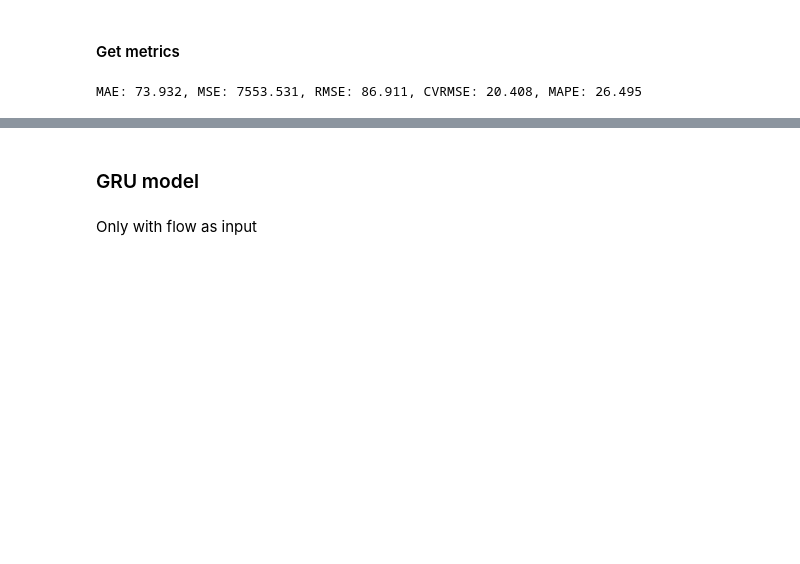
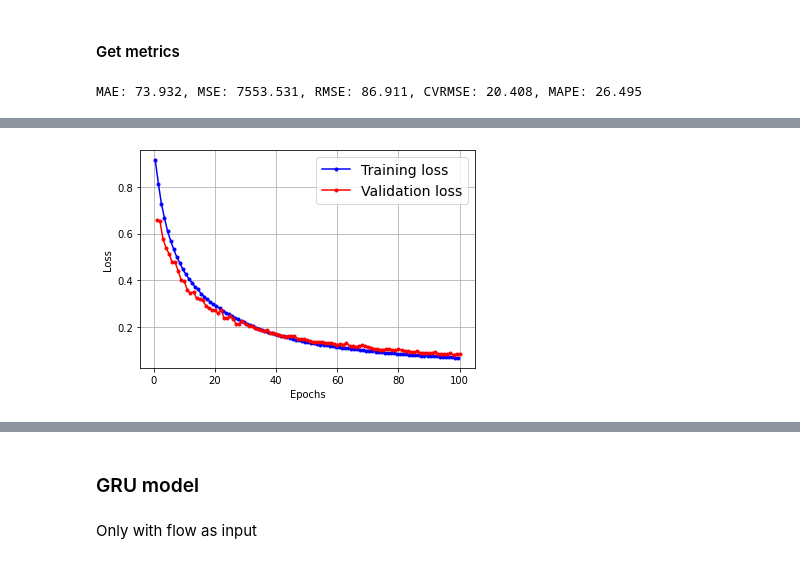
Before and after one commit to fterroso/mobility_murcia_umu_ucam, a Jupyter notebook: 06_prediction_with_DNN.ipynb, the cells around one changed output, grey strips where cells are left out. Drawn from its saved outputs; the diff is of its cells as text; code cells hidden in the pictures; blank space fills up the shorter version.

```diff
--- a/06_prediction_with_DNN.ipynb
+++ b/06_prediction_with_DNN.ipynb
@@ -60,0 +84,3 @@ mob_flows = read_clean_subflows_fn(target_criteria, target_time_period)
+# %%
+meteor = meteor.iloc[:,[0,6,8,11]]
+meteor
@@ -163,3 +224,8 @@ parking_scaled_df.head()
 | 2 | -0.718037 |
 | 3 | -0.338452 |
 | 4 | -0.639057 |
+# %%
+scaler_meteor =  StandardScaler()
+meteor_scaled =scaler_meteor.fit_transform(meteor.loc[target_days].values)
+meteor_scaled_df = pd.DataFrame(meteor_scaled)
+meteor_scaled_df.head()
@@ -347,0 +458,27 @@ MAE: 69.832, MSE: 7090.202, RMSE: 84.203, CVRMSE: 19.781, MAPE: 25.783
+# %%
+# Model with flows, parkings and meteorological data as inputs
+X_train, y_train, X_valid, y_valid = generate_train_test(parking_scaled_df, flow_scaled_df,
+                                                         meteor_scaled_df,
+                                                         12, T=1, fun = 3, nfeatures=6)
+#mlp_benchmark(X_train, y_train, X_valid, y_valid, nfeatures=6) # NO VA EN LA FUNCIÓN EN SÍ
+# PORQUE HAY QUE HACERLE ALGO AL Y_HAT QUE SALE EN FORMA DE COLUMNA... NO LO CONSIGO PERO LO DEJO ABAJO
+# %%
+nfeatures=6
+np.random.seed(42)
+tf.random.set_seed(42)
+
+model_mlp = keras.models.Sequential([
+    keras.layers.Flatten(input_shape=[n_steps*nfeatures, 1]),
+    keras.layers.Dense(1)
+])
+
+model_mlp.compile(loss="mse", optimizer="adam")
+history = model_mlp.fit(X_train, y_train, epochs=100, verbose=0, validation_data=(X_valid, y_valid))
+plot_learning_curves(history.history["loss"], history.history["val_loss"])
+plt.show()
+y_hat = model_mlp.predict(X_valid)
+mae_, mse_, rmse_, cvrmse_, mape_ = compute_metrics_fn(y_valid, y_hat, scaler_parking)
+print('MAE: {:.3f}, MSE: {:.3f}, RMSE: {:.3f}, CVRMSE: {:.3f}, MAPE: {:.3f}'.format(mae_, mse_, rmse_, cvrmse_, mape_))
+#plot_prediction_vs_groundtruth_fn(y_valid, y_hat.reshape)
+# %% [output]
+[figure, added]
```
Also changed, not shown: parts of 18 cells of this notebook.
